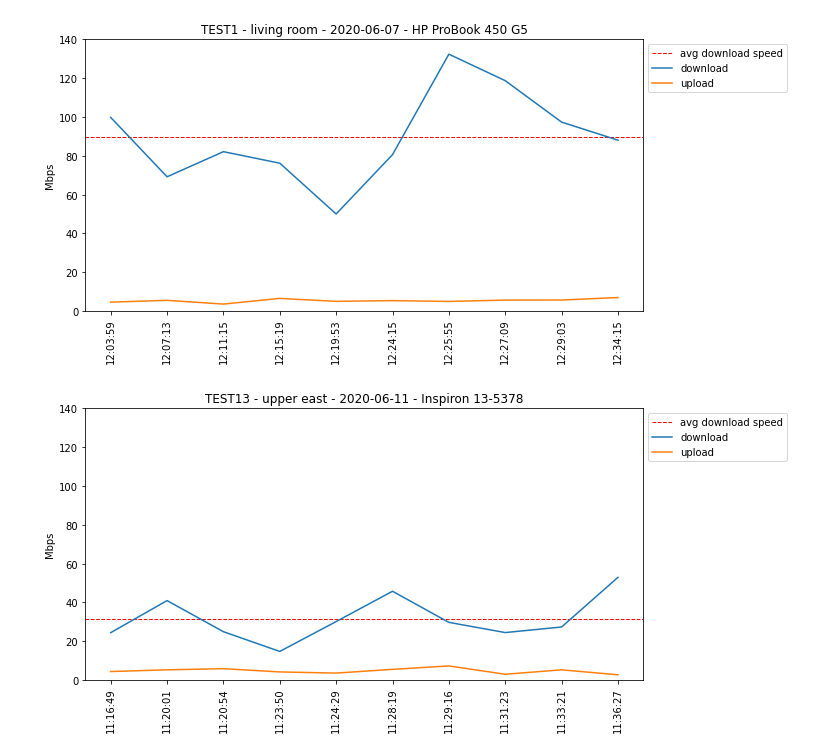
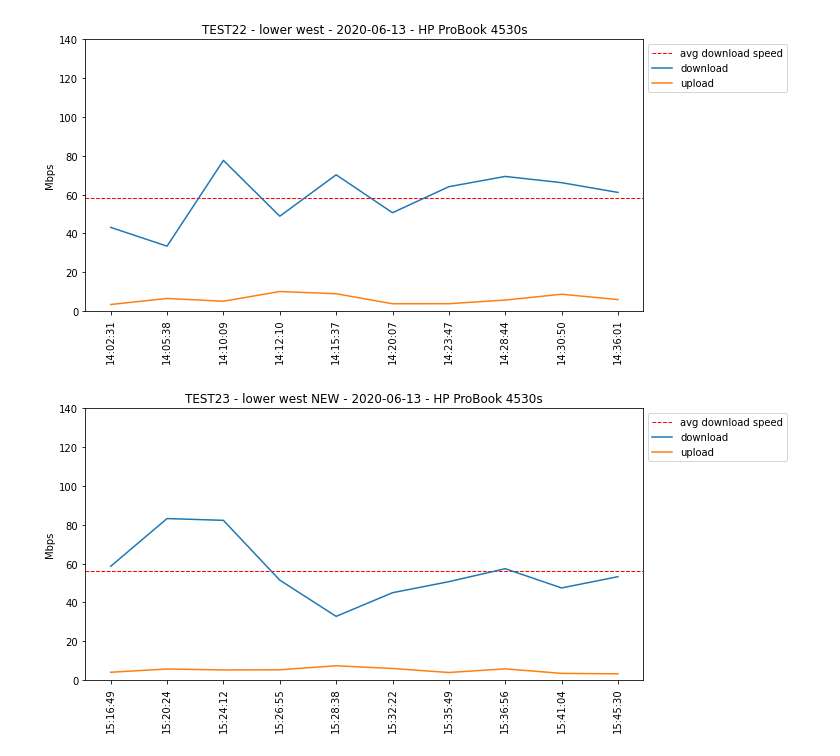
Before and after one commit to BigBangData/Speedtest, a Jupyter notebook: speedtest_plots.ipynb, the cells around one changed output. Cells and saved outputs as stored; diff of their text form; code cells hidden in the pictures.

```diff
--- a/speedtest_plots.ipynb
+++ b/speedtest_plots.ipynb
@@ -27,9 +28,9 @@ df
 # %%
-M.plot_single(df, 'test1');
-M.plot_single(df, 'test13')
+M.plot_single(df, 'test22');
+M.plot_single(df, 'test23')
 # %% [output]
-[figure, old version]
+[figure, new version]
-[figure, old version]
+[figure, new version]
 # %%
 data = M.transform_data(df)
 data
```
Also changed, not shown: parts of 7 cells of this notebook.
